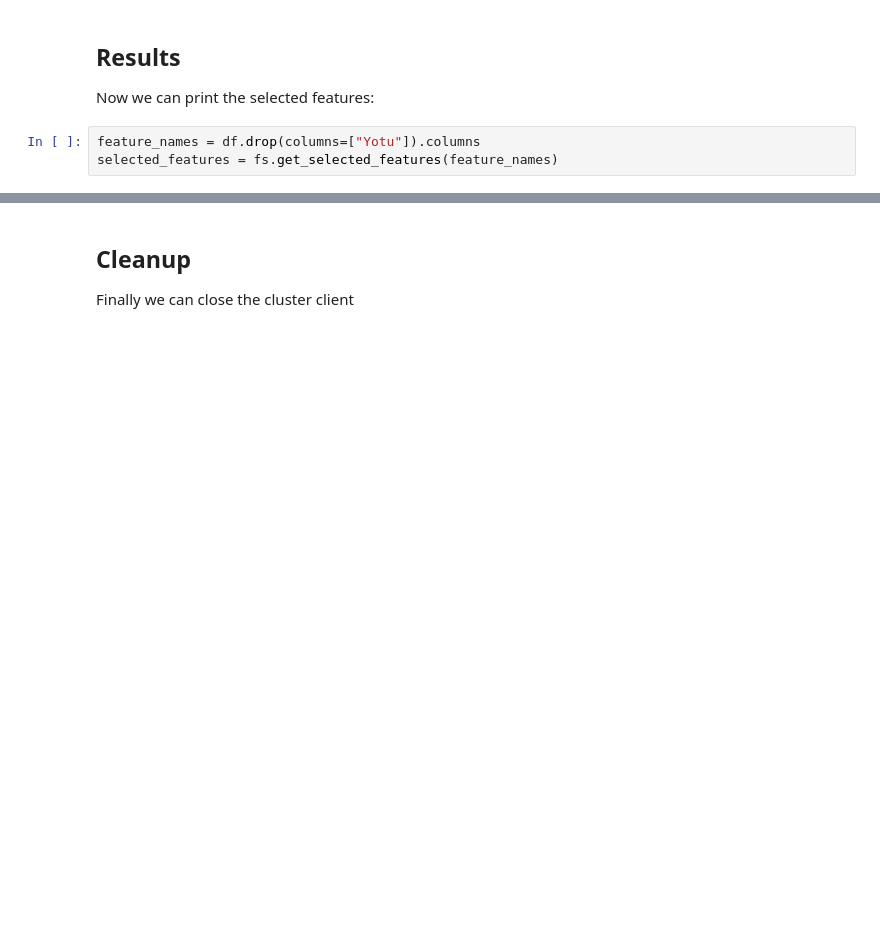
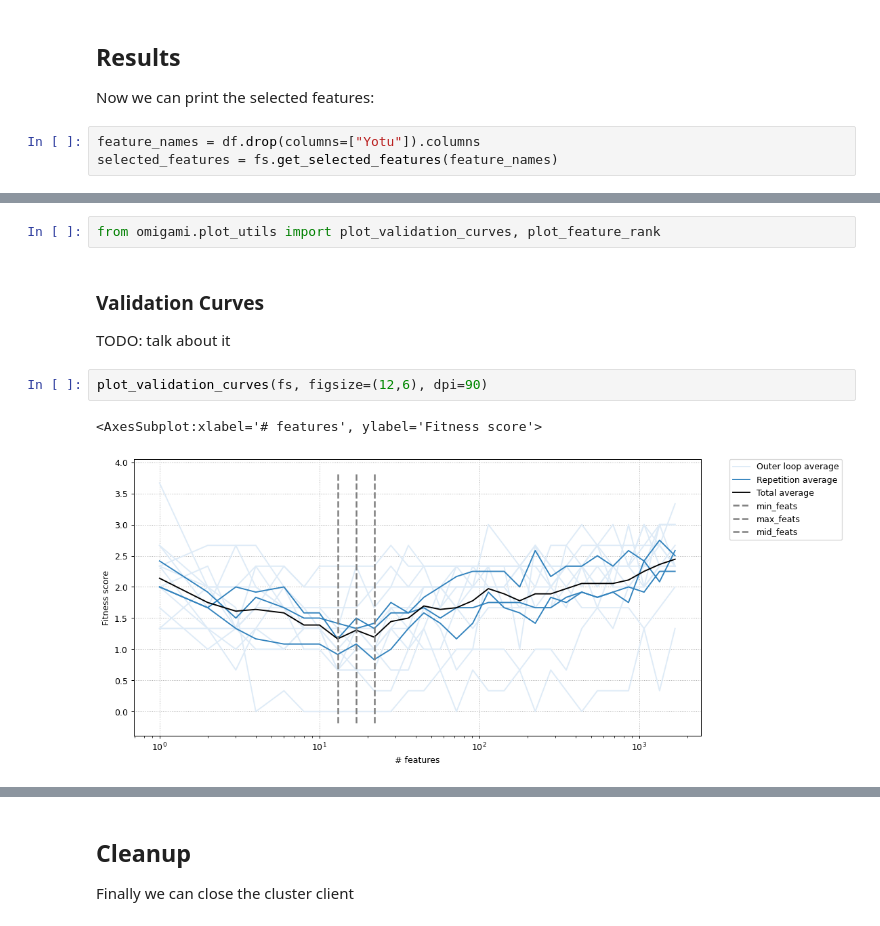
Before and after one commit to datarevenue-berlin/py-MUVR, a Jupyter notebook: notebooks/MinimalExample.ipynb, the cells around one changed output, grey strips where cells are left out. Saved outputs shown, nothing was run; the diff lists cells and outputs as text; blank space fills up the shorter version.

Commit message:
Add plots to minimal notebook
--- don't change below this line ---
OM-19 #time 19m

```diff
--- a/notebooks/MinimalExample.ipynb
+++ b/notebooks/MinimalExample.ipynb
@@ -83,0 +91,11 @@ SelectedFeatures(min_feats=['OTU_28', 'OTU_400', 'OTU_3454', 'OTU_4', 'OTU_243',
+# %%
+from omigami.plot_utils import plot_validation_curves, plot_feature_rank
+# %% [markdown]
+### Validation Curves
+
+TODO: talk about it
+# %%
+plot_validation_curves(fs, figsize=(12,6), dpi=90)
+# %% [output]
+<AxesSubplot:xlabel='# features', ylabel='Fitness score'>
+[figure, added]
```
Also changed, not shown: parts of 9 cells of this notebook, 1 other file.
